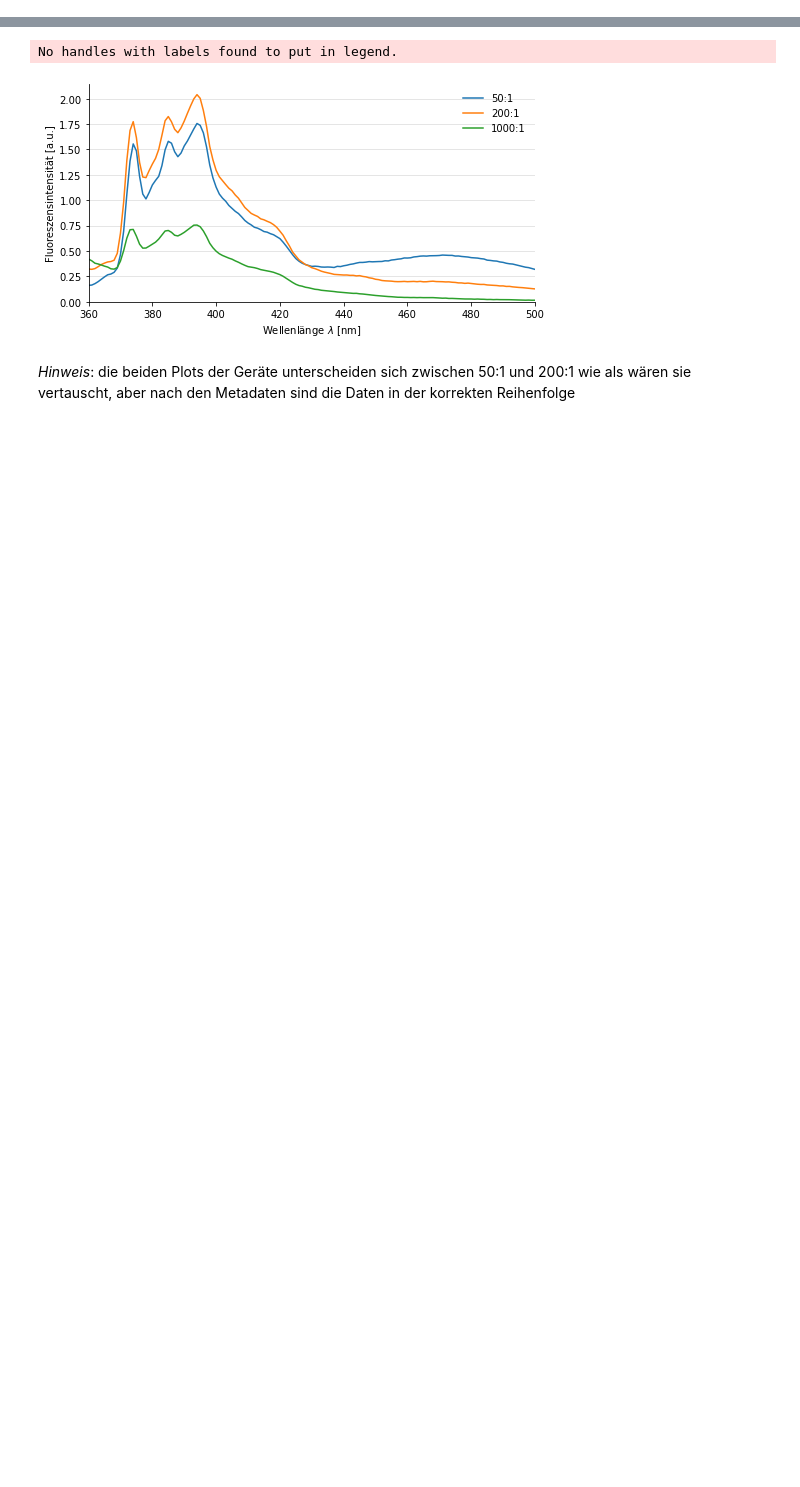
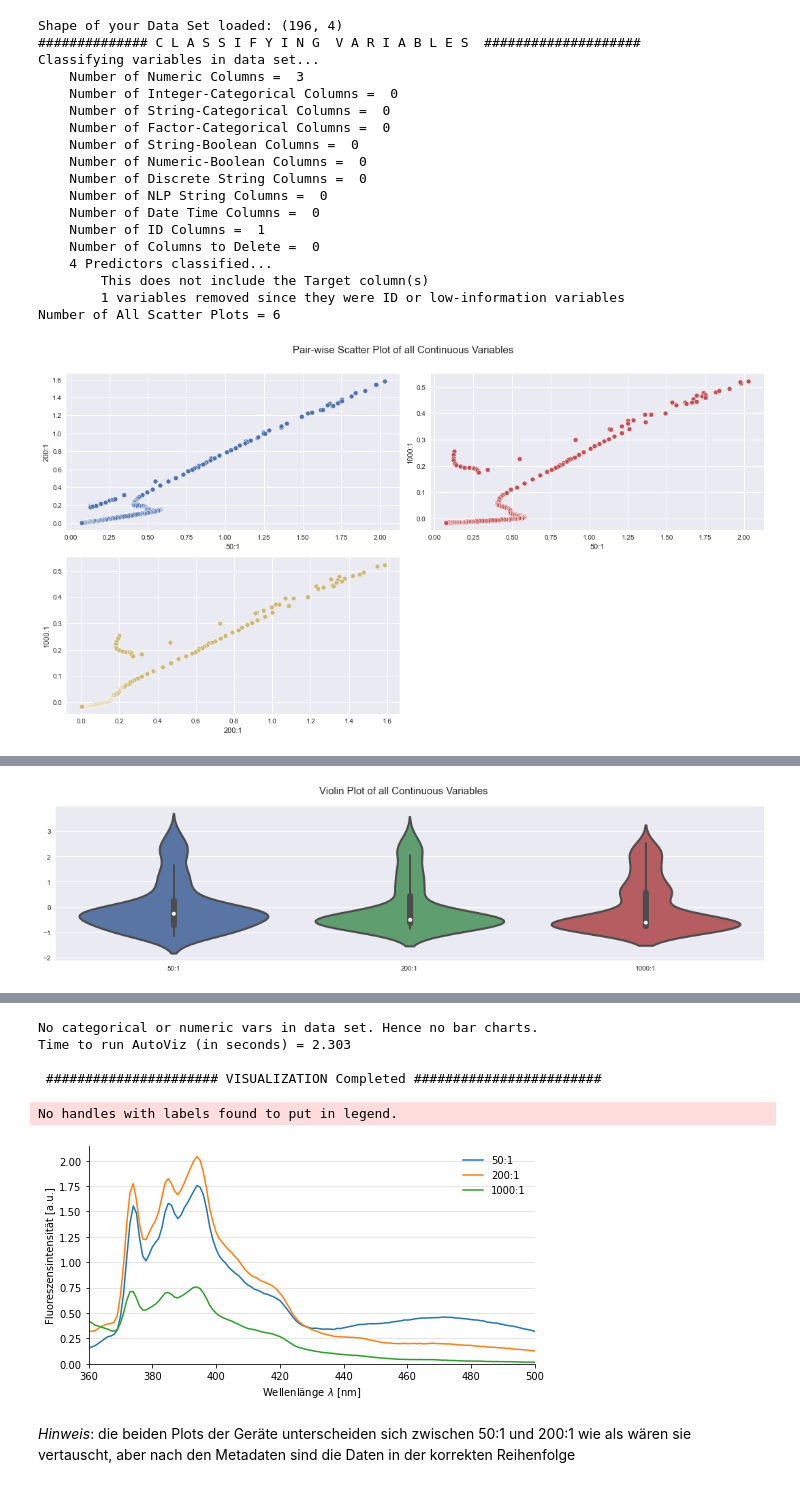
Before and after one commit to Jan-Piotraschke/fachkurs_excimer_formation_of_pyrene_in_phospholipid_membranes_SS2020_GER, a Jupyter notebook: analysis/Concentration_plot_Pyren.ipynb, the cells around one changed output, grey strips where cells are left out. Cells and saved outputs as stored; diff of their text form; code cells hidden in the pictures; blank space fills up the shorter version.

```diff
--- a/analysis/Concentration_plot_Pyren.ipynb
+++ b/analysis/Concentration_plot_Pyren.ipynb
@@ -5,6 +25,6 @@ import numpy as np
 # %%
 devices = ["Device3", "Device4"]
-selectedDevice = devices[1]
+selectedDevice = devices[0]
 # %%
 # testPd = pd.read_csv('data/Pyren-EiPC_Device3_c.csv', header=None, sep=';',index_col=0)
 testPd = pd.read_csv('data/Pyren-EiPC_{}_c.csv'.format(selectedDevice), header=None, sep=';',index_col=0)
@@ -14,0 +49,40 @@ newPd = pd.DataFrame(np.array(testPd).astype('float64'), index=testPd.index.toli
+# %%
+# Importing Autoviz class from the autoviz library
+from autoviz.AutoViz_Class import AutoViz_Class
+#Initialize the Autoviz class in a object called df
+df = AutoViz_Class()
+# Using Iris Dataset and passing to the default parameters
+filename = 'data/Pyren-EiPC_{}_c.csv'.format(selectedDevice)
+sep = ";"
+graph = df.AutoViz(
+    filename,
+    sep=";",
+    depVar="",
+    dfte=None,
+    header=0,
+    verbose=0,
+    lowess=False,
+    chart_format="svg",
+    max_rows_analyzed=150000,
+    max_cols_analyzed=30,
+)
+# %% [output]
+Shape of your Data Set loaded: (196, 4)
+############## C L A S S I F Y I N G  V A R I A B L E S  ####################
+Classifying variables in data set...
+    Number of Numeric Columns =  3
+    Number of Integer-Categorical Columns =  0
+    Number of String-Categorical Columns =  0
+    Number of Factor-Categorical Columns =  0
+    Number of String-Boolean Columns =  0
+    Number of Numeric-Boolean Columns =  0
+    Number of Discrete String Columns =  0
+    Number of NLP String Columns =  0
+    Number of Date Time Columns =  0
+    Number of ID Columns =  1
+    Number of Columns to Delete =  0
+    4 Predictors classified...
+        This does not include the Target column(s)
+        1 variables removed since they were ID or low-information variables
+Number of All Scatter Plots = 6
+[figure, added]
@@ -14,0 +90 @@ newPd = pd.DataFrame(np.array(testPd).astype('float64'), index=testPd.index.toli
+[figure, added]
@@ -15,3 +92,7 @@ newPd = pd.DataFrame(np.array(testPd).astype('float64'), index=testPd.index.toli
+No categorical or numeric vars in data set. Hence no bar charts.
+Time to run AutoViz (in seconds) = 2.303
+
+ ###################### VISUALIZATION Completed ########################
 # %%
 plt.figure(figsize=(8,4))
 
```
Also changed, not shown: parts of 3 cells of this notebook, 14 other files.
